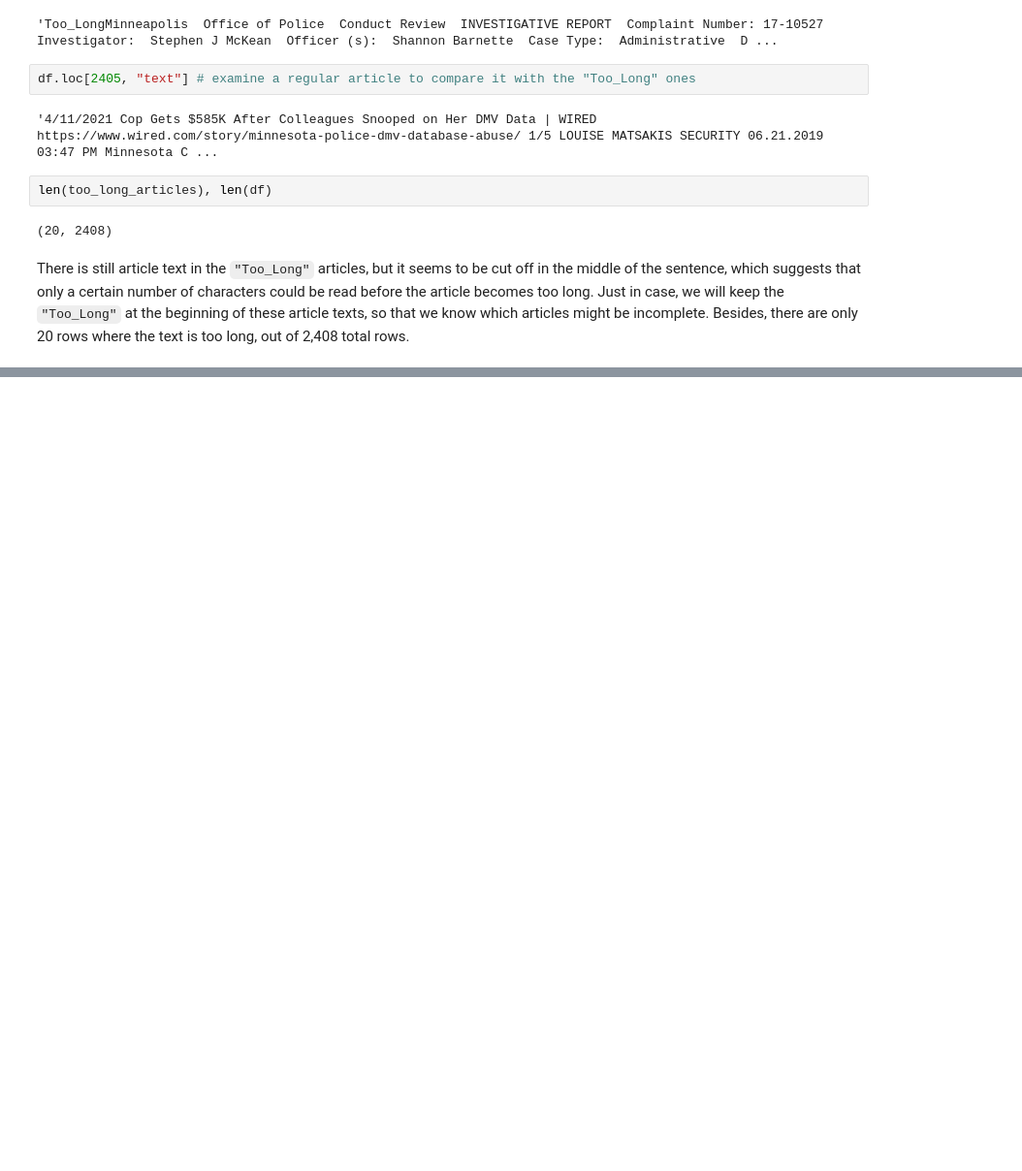
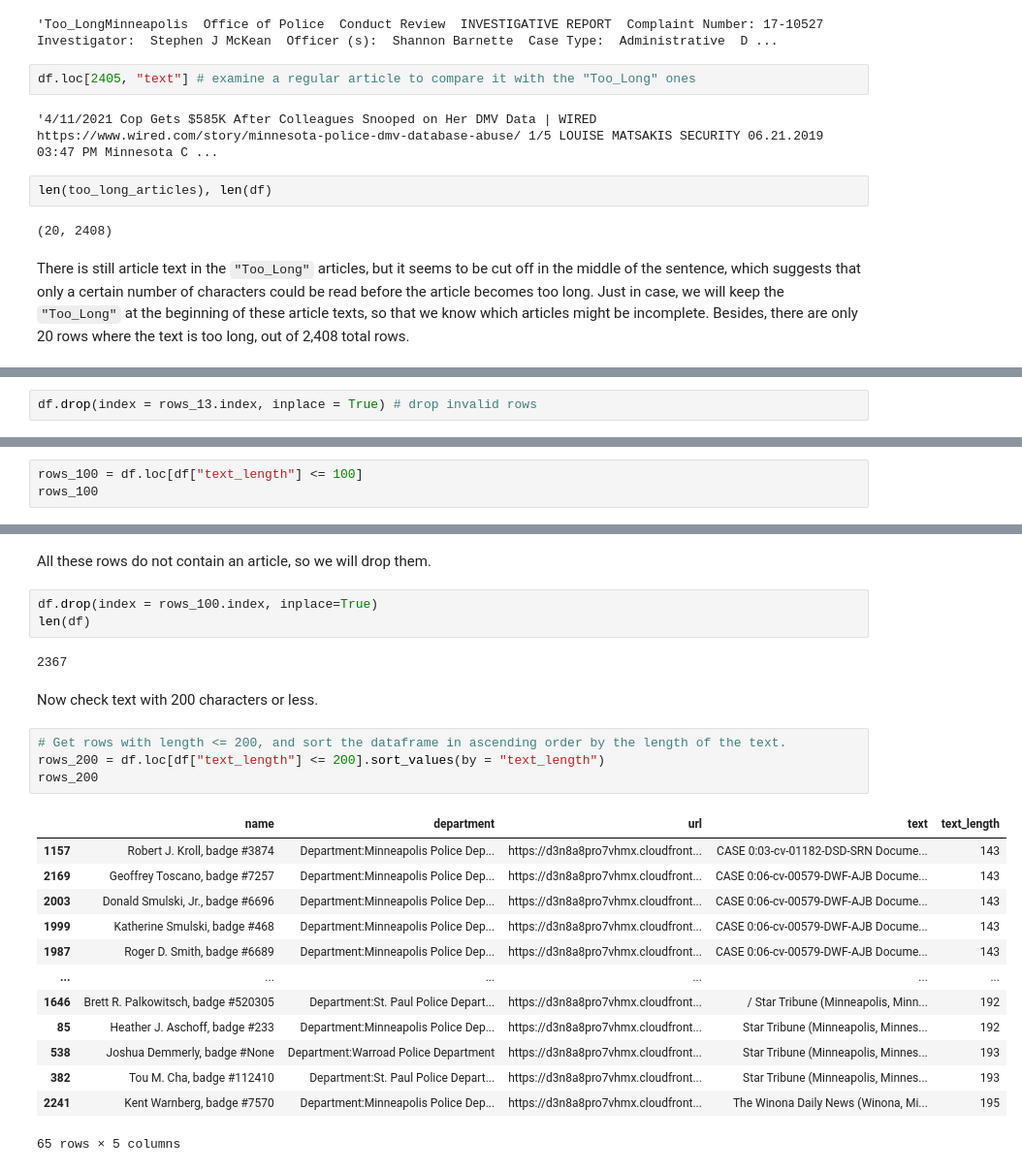
Before and after one commit to mendible/DATA5960-social-good, a Jupyter notebook: data_prep.ipynb, the cells around one changed output, grey strips where cells are left out. Shown at 97% size. Drawn from its saved outputs; the diff is of its cells as text; blank space fills up the shorter version.

```diff
--- a/data_prep.ipynb
+++ b/data_prep.ipynb
@@ -211,0 +470,2 @@ Potential problems with this data cleaning code:
+# %%
+df.drop(index = rows_13.index, inplace = True) # drop invalid rows
@@ -211,0 +494,3 @@ Potential problems with this data cleaning code:
+# %%
+rows_100 = df.loc[df["text_length"] <= 100]
+rows_100
@@ -211,0 +515,27 @@ Potential problems with this data cleaning code:
+# %% [markdown]
+All these rows do not contain an article, so we will drop them.
+# %%
+df.drop(index = rows_100.index, inplace=True)
+len(df)
+# %% [output]
+2367
+# %% [markdown]
+Now check text with 200 characters or less.
+# %%
+# Get rows with length <= 200, and sort the dataframe in ascending order by the length of the text.
+rows_200 = df.loc[df["text_length"] <= 200].sort_values(by = "text_length")
+rows_200
+# %% [output]
+|  | name | department | url | text | text_length |
+| 1157 | Robert J. Kroll, badge #3874 | Department:Minneapolis Police Dep... | https://d3n8a8pro7vhmx.cloudfront... | CASE 0:03-cv-01182-DSD-SRN Docume... | 143 |
+| 2169 | Geoffrey Toscano, badge #7257 | Department:Minneapolis Police Dep... | https://d3n8a8pro7vhmx.cloudfront... | CASE 0:06-cv-00579-DWF-AJB Docume... | 143 |
+| 2003 | Donald Smulski, Jr., badge #6696 | Department:Minneapolis Police Dep... | https://d3n8a8pro7vhmx.cloudfront... | CASE 0:06-cv-00579-DWF-AJB Docume... | 143 |
+| 1999 | Katherine Smulski, badge #468 | Department:Minneapolis Police Dep... | https://d3n8a8pro7vhmx.cloudfront... | CASE 0:06-cv-00579-DWF-AJB Docume... | 143 |
+| 1987 | Roger D. Smith, badge #6689 | Department:Minneapolis Police Dep... | https://d3n8a8pro7vhmx.cloudfront... | CASE 0:06-cv-00579-DWF-AJB Docume... | 143 |
+| ... | ... | ... | ... | ... | ... |
+| 1646 | Brett R. Palkowitsch, badge #520305 | Department:St. Paul Police Depart... | https://d3n8a8pro7vhmx.cloudfront... | / Star Tribune (Minneapolis, Minn... | 192 |
+| 85 | Heather J. Aschoff, badge #233 | Department:Minneapolis Police Dep... | https://d3n8a8pro7vhmx.cloudfront... | Star Tribune (Minneapolis, Minnes... | 192 |
+| 538 | Joshua Demmerly, badge #None | Department:Warroad Police Department | https://d3n8a8pro7vhmx.cloudfront... | Star Tribune (Minneapolis, Minnes... | 193 |
+| 382 | Tou M. Cha, badge #112410 | Department:St. Paul Police Depart... | https://d3n8a8pro7vhmx.cloudfront... | Star Tribune (Minneapolis, Minnes... | 193 |
+| 2241 | Kent Warnberg, badge #7570 | Department:Minneapolis Police Dep... | https://d3n8a8pro7vhmx.cloudfront... | The Winona Daily News (Winona, Mi... | 195 |
+65 rows × 5 columns
```
Also changed, not shown: parts of 73 cells of this notebook, 1 other file.
